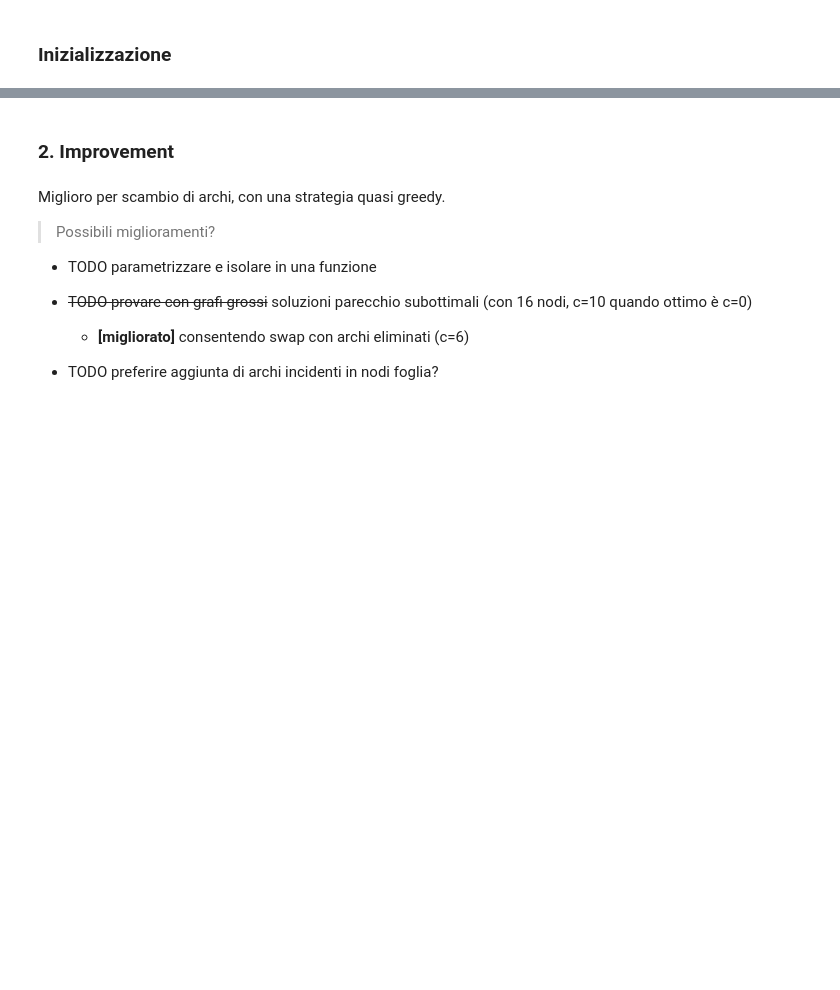
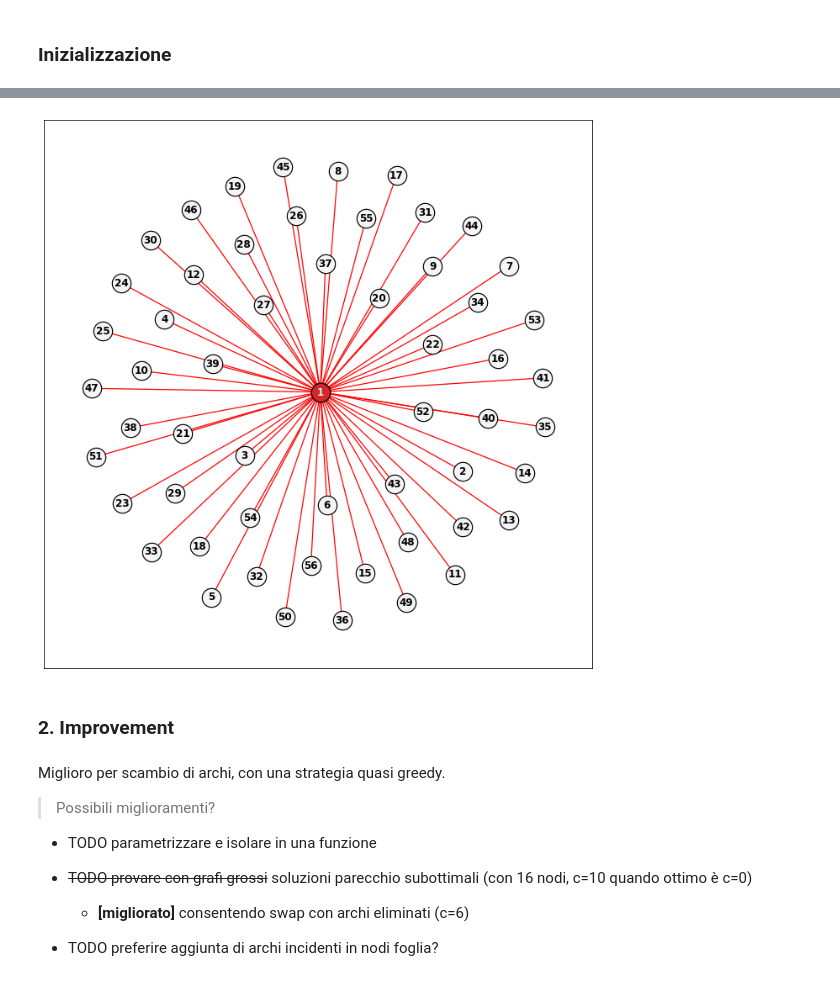
Before and after one commit to floysh/OR-project, a Jupyter notebook: progetto.ipynb, the cells around one changed output, grey strips where cells are left out. Cells and saved outputs as stored; diff of their text form; code cells hidden in the pictures; blank space fills up the shorter version.

Commit message:
aumentate dimensioni dei rendering rimossi test non più necessari

```diff
--- a/progetto.ipynb
+++ b/progetto.ipynb
@@ -259,3 +246,9 @@ MST =  [(5, 0), (5, 1), (5, 2), (5, 3), (5, 4), (1, 6)]
+# %%
+# RENDERING MST INIZIALE
+draw_graph(mst, mst, ROOT_NODE)
+save_figure(name="mst_initial")
+# %% [output]
+[figure, added]
 # %% [markdown]
 ### 2. Improvement
 # %% [markdown]
```
Also changed, not shown: parts of 13 cells of this notebook.
